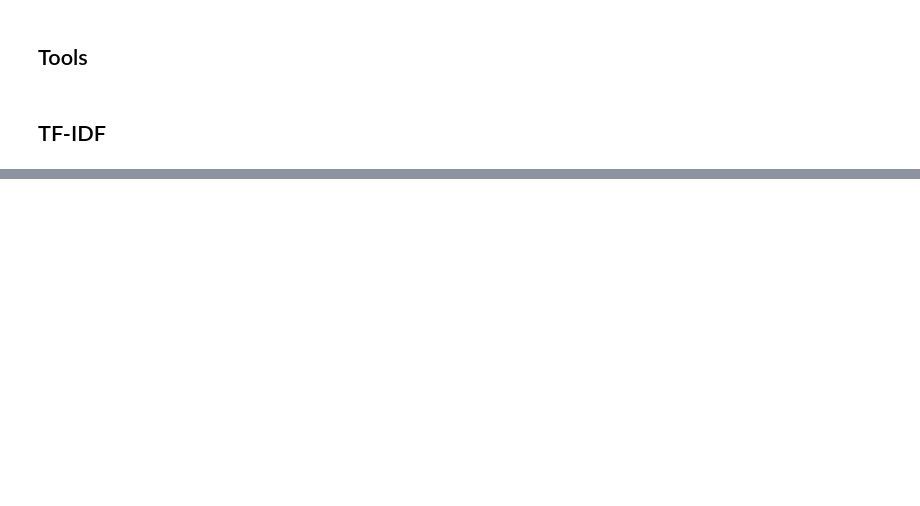
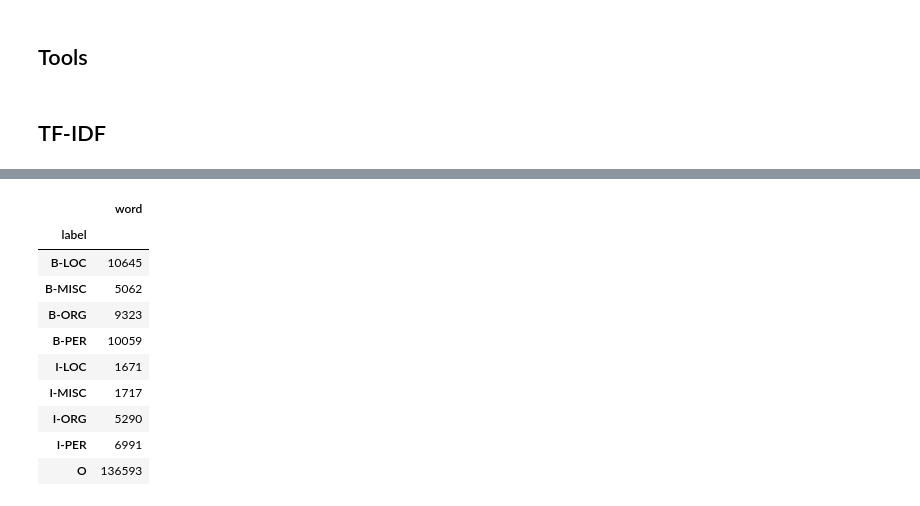
Before and after one commit to taslimamindia/NERC, a Jupyter notebook: Code/conll2003_english.ipynb, the cells around one changed output, grey strips where cells are left out. Cells and saved outputs as stored; diff of their text form; code cells hidden in the pictures; blank space fills up the shorter version.

```diff
--- a/Code/conll2003_english.ipynb
+++ b/Code/conll2003_english.ipynb
@@ -541,14 +507,0 @@ def tf(train:Data, test:Data, valid:Data):
-# %%
-class TF_IDF:
-  def __init__(self):
-    self.train, self.test, self.valid = load_tf_idf()
-    # # Preprocessing
-    preprocess_tfidf(self.train)
-    preprocess_tfidf(self.test)
-    preprocess_tfidf(self.valid)
-    # # Vectorization
-    # vectorize_tf_idf(self.train)
-    # vectorize_tf_idf(self.test)
-    # vectorize_tf_idf(self.valid)
-    tf(self.train, self.test, self.valid)
-tfidf = TF_IDF()
@@ -570,0 +595,15 @@ germany__B-LOC 's__O representative__O european__B-ORG union__I-ORG 's__O veteri
+# %%
+visualisation2 = Visualisation(tfidf.train, tfidf.test, tfidf.valid, 1)
+visualisation2.classNumber()
+# %% [output]
+|  | word |
+| label |  |
+| B-LOC | 10645 |
+| B-MISC | 5062 |
+| B-ORG | 9323 |
+| B-PER | 10059 |
+| I-LOC | 1671 |
+| I-MISC | 1717 |
+| I-ORG | 5290 |
+| I-PER | 6991 |
+| O | 136593 |
```
Also changed, not shown: parts of 28 cells of this notebook.
